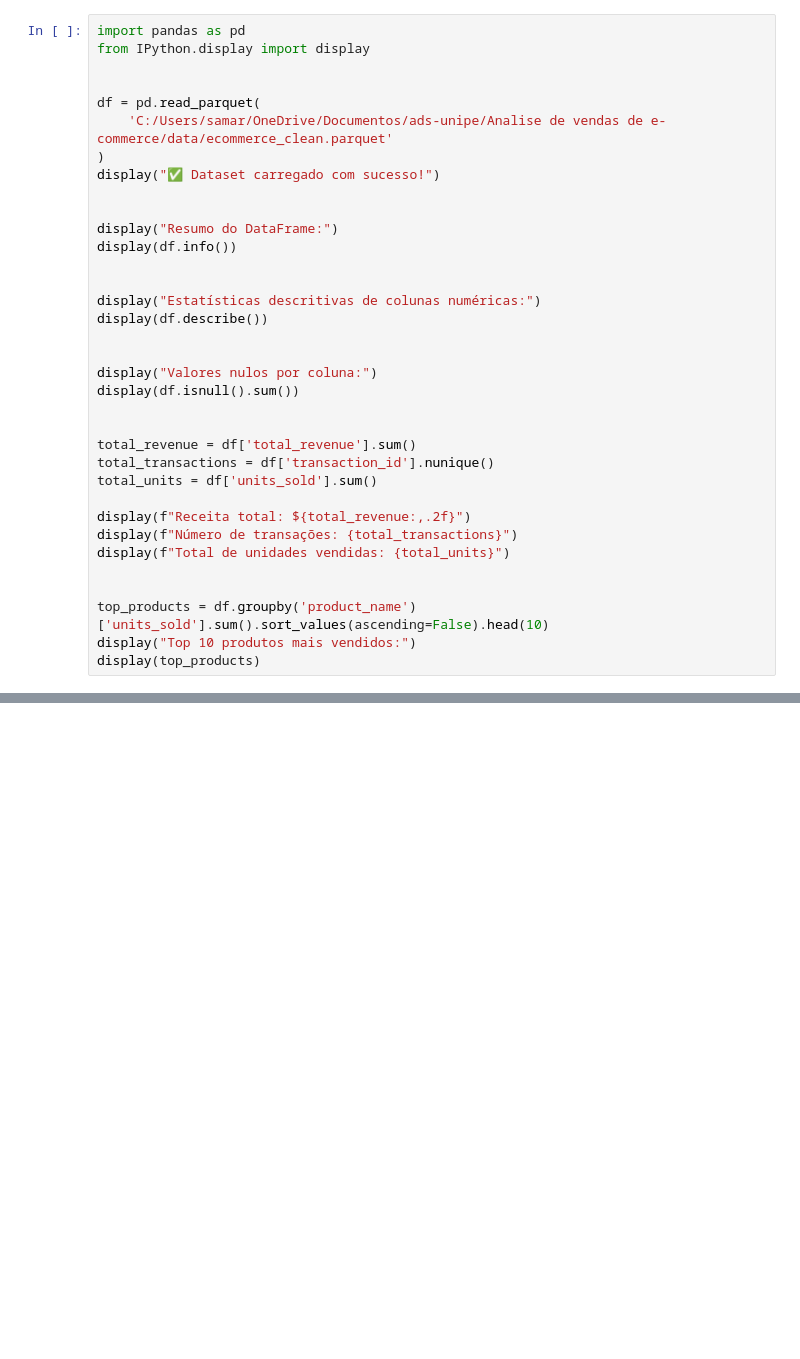
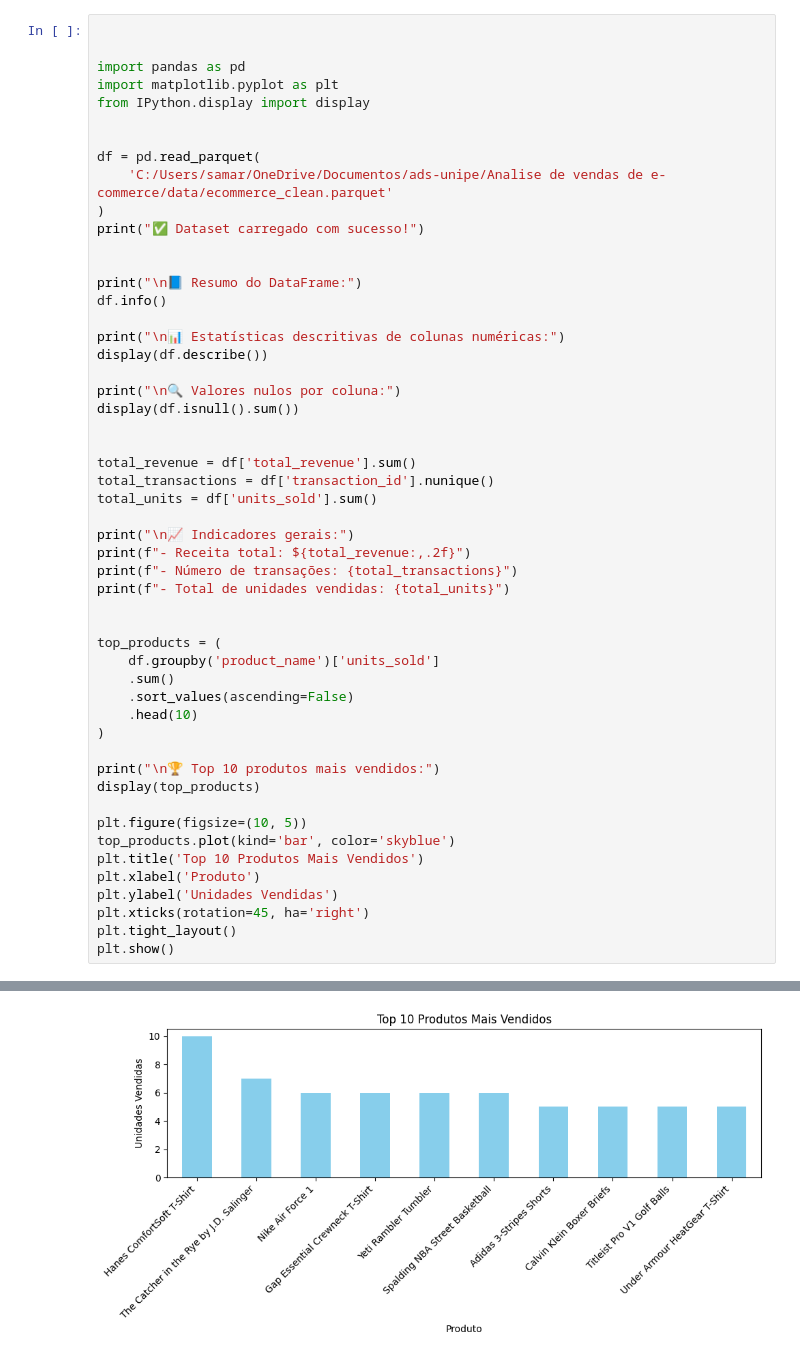
Before and after one commit to SamySLB/Analise-de-vendas-de-e-commerce, a Jupyter notebook: notebooks/explore_ecommerce.ipynb, the cells around one changed output, grey strips where cells are left out. Cells and saved outputs as stored; diff of their text form; blank space fills up the shorter version.

```diff
--- a/notebooks/explore_ecommerce.ipynb
+++ b/notebooks/explore_ecommerce.ipynb
@@ -1,23 +1,24 @@
 # %%
+
+
 import pandas as pd
+import matplotlib.pyplot as plt
 from IPython.display import display
 
 
 df = pd.read_parquet(
     'C:/Users/samar/OneDrive/Documentos/ads-unipe/Analise de vendas de e-commerce/data/ecommerce_clean.parquet'
 )
-display("✅ Dataset carregado com sucesso!")
+print("✅ Dataset carregado com sucesso!")
 
 
-display("Resumo do DataFrame:")
-display(df.info())
+print("\n📘 Resumo do DataFrame:")
+df.info()
 
-
-display("Estatísticas descritivas de colunas numéricas:")
+print("\n📊 Estatísticas descritivas de colunas numéricas:")
 display(df.describe())
 
-
-display("Valores nulos por coluna:")
+print("\n🔍 Valores nulos por coluna:")
 display(df.isnull().sum())
 
 
@@ -25,12 +26,28 @@ total_revenue = df['total_revenue'].sum()
 total_transactions = df['transaction_id'].nunique()
 total_units = df['units_sold'].sum()
 
-display(f"Receita total: ${total_revenue:,.2f}")
-display(f"Número de transações: {total_transactions}")
-display(f"Total de unidades vendidas: {total_units}")
+print("\n📈 Indicadores gerais:")
+print(f"- Receita total: ${total_revenue:,.2f}")
+print(f"- Número de transações: {total_transactions}")
+print(f"- Total de unidades vendidas: {total_units}")
 
 
-top_products = df.groupby('product_name')['units_sold'].sum().sort_values(ascending=False).head(10)
-display("Top 10 produtos mais vendidos:")
+top_products = (
+    df.groupby('product_name')['units_sold']
+    .sum()
+    .sort_values(ascending=False)
+    .head(10)
+)
+
+print("\n🏆 Top 10 produtos mais vendidos:")
 display(top_products)
+
+plt.figure(figsize=(10, 5))
+top_products.plot(kind='bar', color='skyblue')
+plt.title('Top 10 Produtos Mais Vendidos')
+plt.xlabel('Produto')
+plt.ylabel('Unidades Vendidas')
+plt.xticks(rotation=45, ha='right')
+plt.tight_layout()
+plt.show()
 # %% [output]
@@ -92,0 +109 @@ Name: units_sold, dtype: int32
+[figure, added]
```
Also changed, not shown: parts of 1 cell of this notebook.
